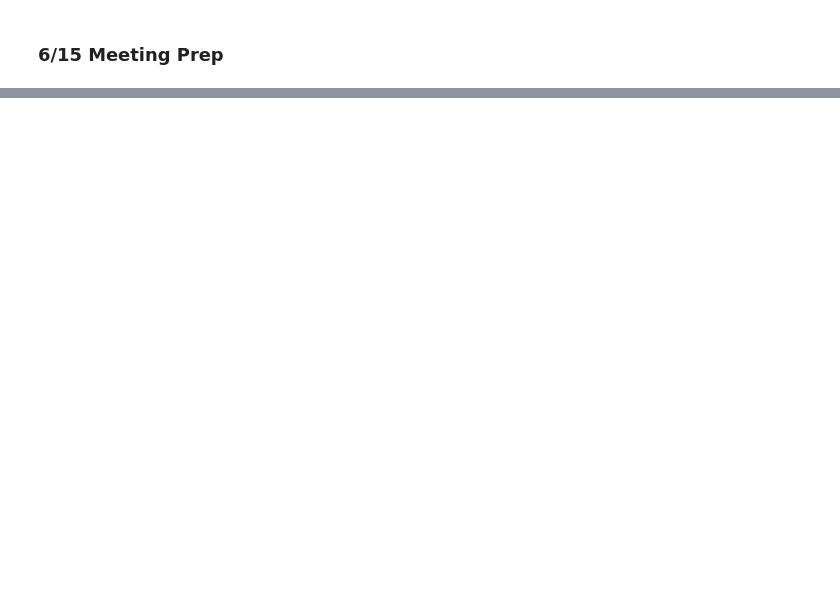
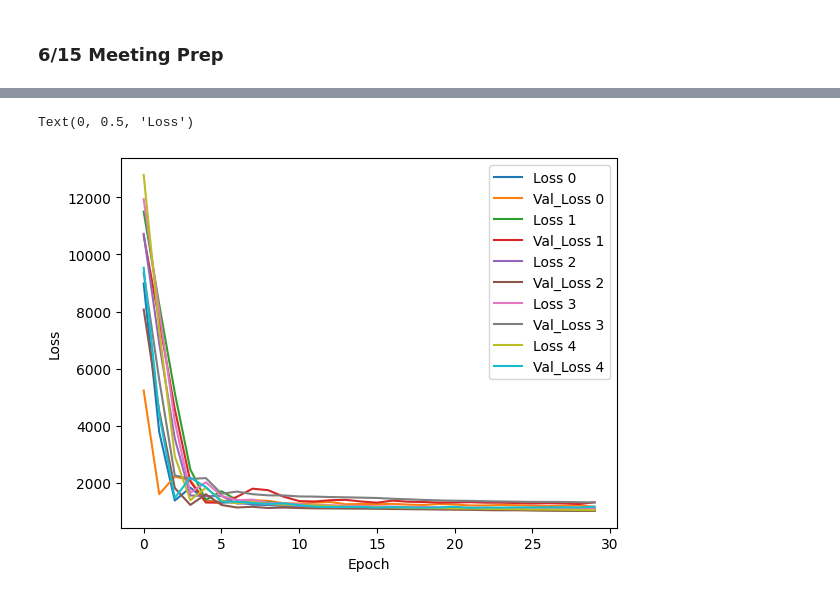
Before and after one commit to Neontus/mg2hk, a Jupyter notebook: testCNN.ipynb, the cells around one changed output, grey strips where cells are left out. Drawn from its saved outputs; the diff is of its cells as text; code cells hidden in the pictures; blank space fills up the shorter version.

```diff
--- a/testCNN.ipynb
+++ b/testCNN.ipynb
@@ -388,0 +387,18 @@ Text(0, 0.5, 'Loss')
+# %%
+from sklearn.model_selection import KFold
+from keras.callbacks import History
+folds = 5
+
+kf = KFold(n_splits = folds)
+histories = []
+
+
+for train_index, test_index in kf.split(X):
+  x_train, x_test = [X[train_ind] for train_ind in train_index], [X[test_ind] for test_ind in test_index]
+  y_train, y_test = [Y[train_ind] for train_ind in train_index], [Y[test_ind] for test_ind in test_index]
+  traingen = DataGenerator(X = x_train, Y = y_train, target_size = target_size, batch_size = batch_size)
+  testgen = DataGenerator(X = x_test, Y = y_test, target_size = target_size, batch_size = batch_size)
+  model = build_model()
+  history = History()
+  model.fit(traingen, steps_per_epoch = len(traingen), validation_data = testgen, validation_steps = len(testgen), epochs = 30, use_multiprocessing = True, callbacks = [history])
+  histories.append(history)
@@ -388,0 +423,22 @@ Text(0, 0.5, 'Loss')
+# %%
+losses = []
+val_losses = []
+
+for history in histories:
+  losses.append(history.history['loss'])
+  val_losses.append(history.history['val_loss'])
+# %%
+leg = []
+
+for i, history in enumerate(histories):
+  plt.plot(range(30), losses[i])
+  plt.plot(range(30), val_losses[i])
+  leg.append('Loss {}'.format(i))
+  leg.append('Val_Loss {}'.format(i))
+
+plt.legend(leg)
+plt.xlabel('Epoch')
+plt.ylabel('Loss')
+# %% [output]
+Text(0, 0.5, 'Loss')
+[figure, added]
```
Also changed, not shown: parts of 26 cells of this notebook, 12 other files.
